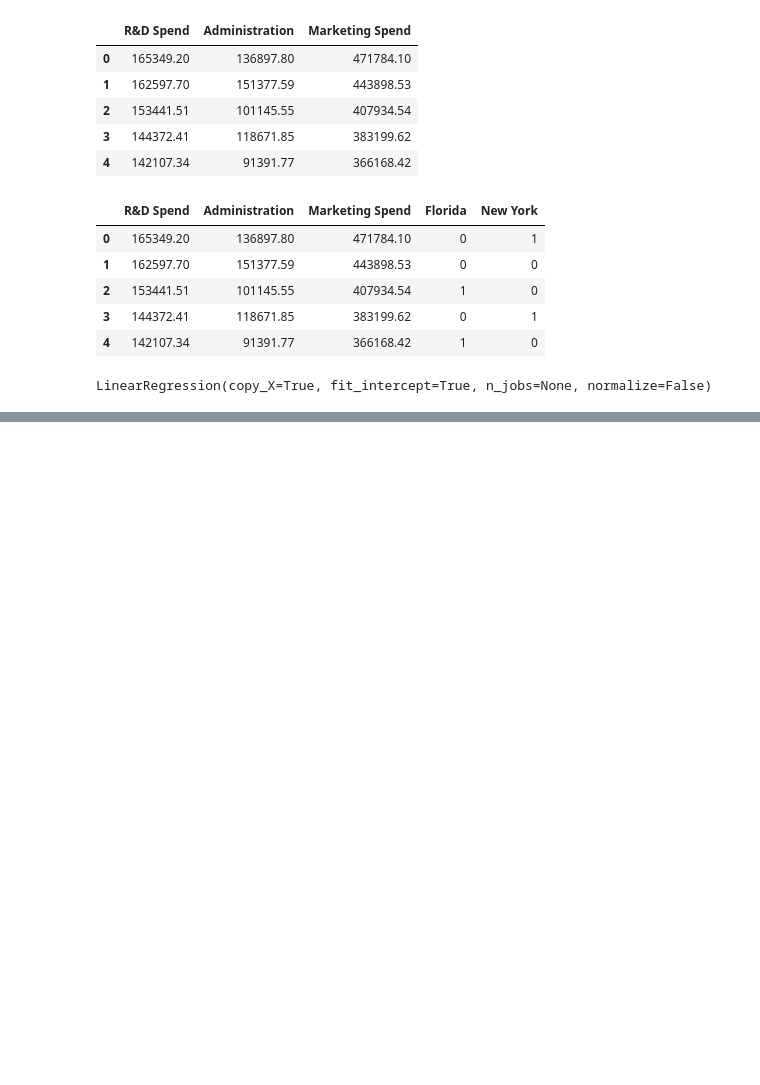
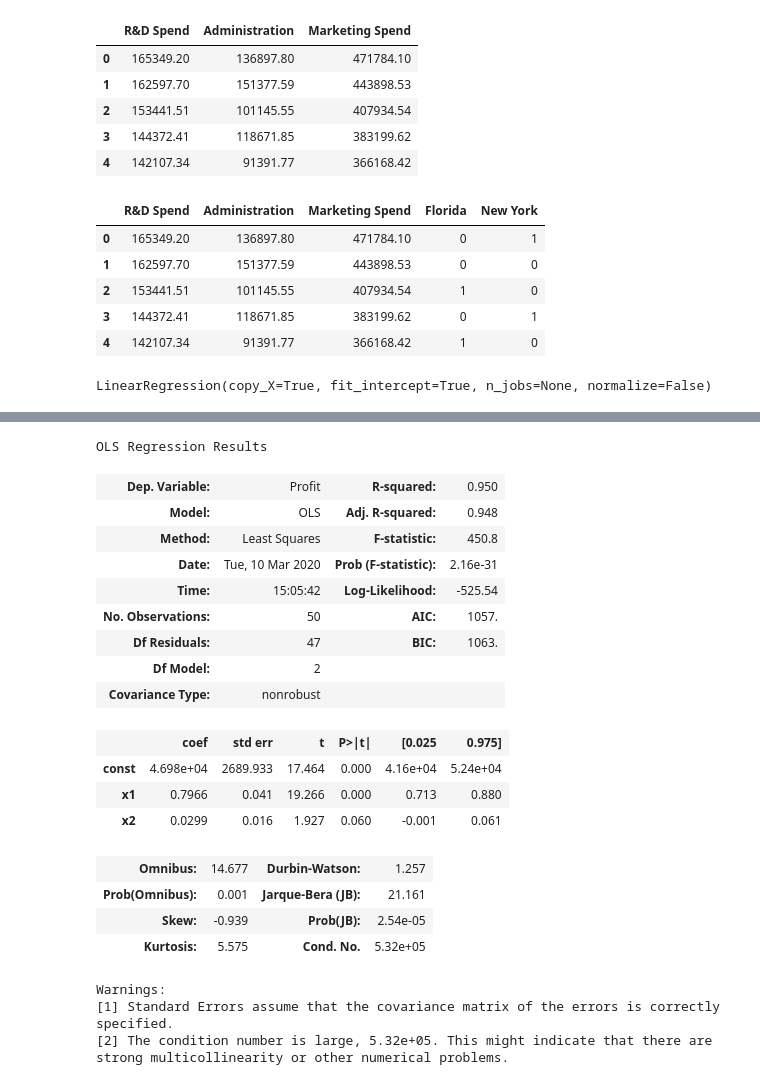
Before and after one commit to srmk1/learn-ml-hands-on, a Jupyter notebook: learn-ml-hands-on/ml-training-models/multiple-linear-regression.ipynb, the cells around one changed output, grey strips where cells are left out. Cells and saved outputs as stored; diff of their text form; code cells hidden in the pictures; blank space fills up the shorter version.

```diff
--- a/learn-ml-hands-on/ml-training-models/multiple-linear-regression.ipynb
+++ b/learn-ml-hands-on/ml-training-models/multiple-linear-regression.ipynb
@@ -90,0 +173,27 @@ LinearRegression(copy_X=True, fit_intercept=True, n_jobs=None, normalize=False)
+# %%
+X_opt = X[:,[0,1,3]]
+regressor_OLS = sm_regrsr_lmodel.OLS(endog = y, exog = X_opt).fit()
+regressor_OLS.summary()
+# %% [output]
+OLS Regression Results
+| Dep. Variable: | Profit | R-squared: | 0.950 |
+| Model: | OLS | Adj. R-squared: | 0.948 |
+| Method: | Least Squares | F-statistic: | 450.8 |
+| Date: | Tue, 10 Mar 2020 | Prob (F-statistic): | 2.16e-31 |
+| Time: | 15:05:42 | Log-Likelihood: | -525.54 |
+| No. Observations: | 50 | AIC: | 1057. |
+| Df Residuals: | 47 | BIC: | 1063. |
+| Df Model: | 2 |  |  |
+| Covariance Type: | nonrobust |  |  |
+|  | coef | std err | t | P>|t| | [0.025 | 0.975] |
+| const | 4.698e+04 | 2689.933 | 17.464 | 0.000 | 4.16e+04 | 5.24e+04 |
+| x1 | 0.7966 | 0.041 | 19.266 | 0.000 | 0.713 | 0.880 |
+| x2 | 0.0299 | 0.016 | 1.927 | 0.060 | -0.001 | 0.061 |
+| Omnibus: | 14.677 | Durbin-Watson: | 1.257 |
+| Prob(Omnibus): | 0.001 | Jarque-Bera (JB): | 21.161 |
+| Skew: | -0.939 | Prob(JB): | 2.54e-05 |
+| Kurtosis: | 5.575 | Cond. No. | 5.32e+05 |
+Warnings:
+[1] Standard Errors assume that the covariance matrix of the errors is correctly specified.
+[2] The condition number is large, 5.32e+05. This might indicate that there are
+strong multicollinearity or other numerical problems.
```
Also changed, not shown: parts of 9 cells of this notebook.
